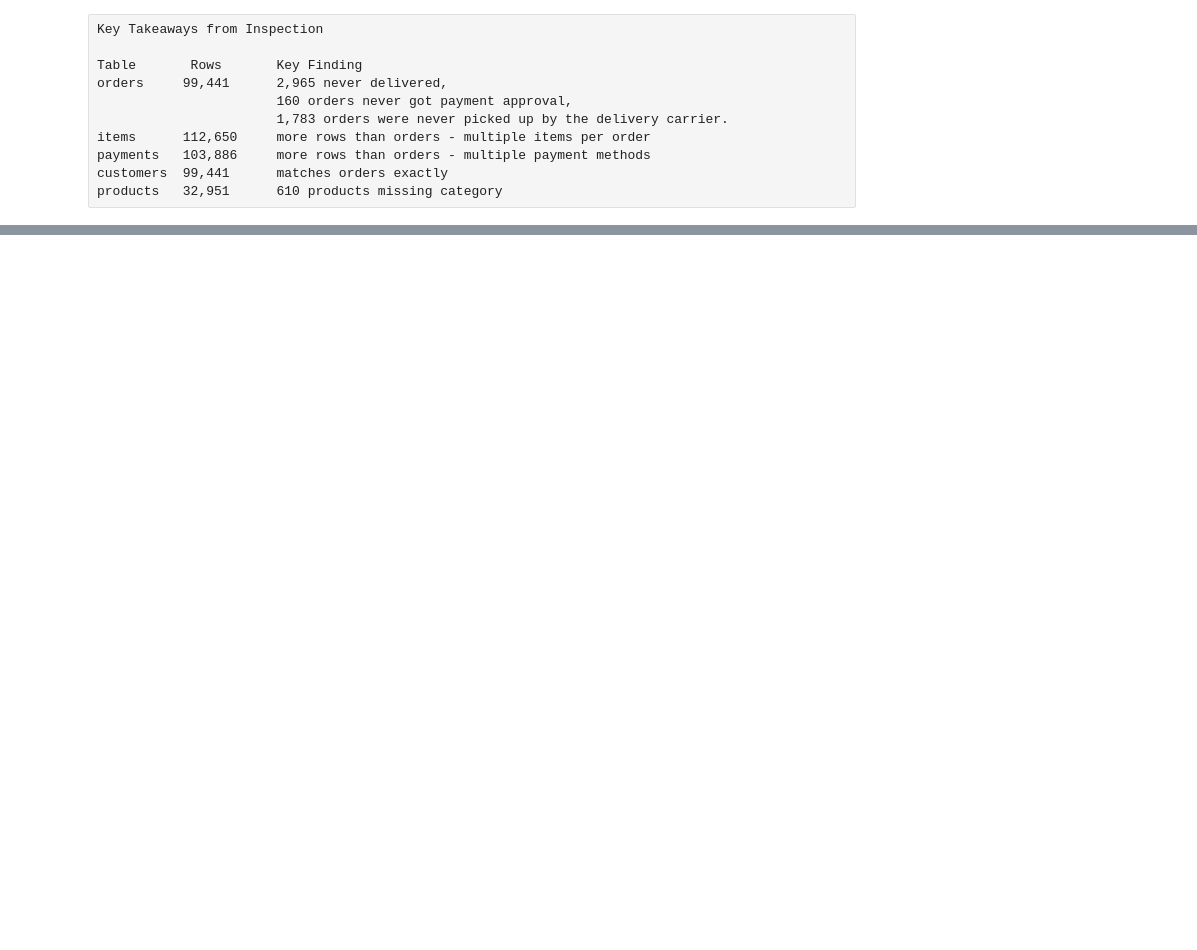
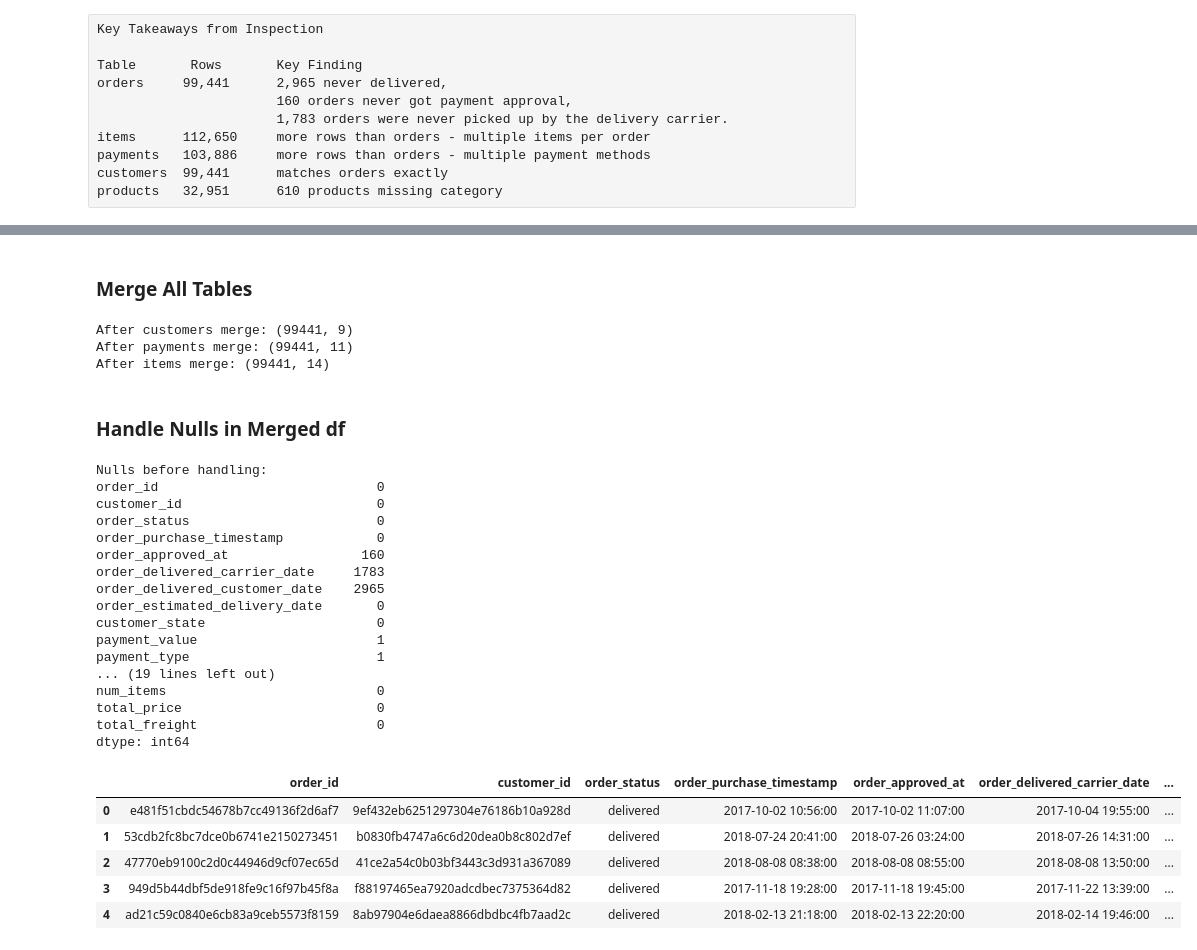
Before and after one commit to gyan-sutra/data-analyst-portfolio, a Jupyter notebook: P2-Ecommerce-Dashboard/Notebooks/analysis.ipynb, the cells around one changed output, grey strips where cells are left out. Saved outputs shown, nothing was run; the diff lists cells and outputs as text; code cells hidden in the pictures; blank space fills up the shorter version.

```diff
--- a/P2-Ecommerce-Dashboard/Notebooks/analysis.ipynb
+++ b/P2-Ecommerce-Dashboard/Notebooks/analysis.ipynb
@@ -97,0 +157,74 @@ products   32,951      610 products missing category
+# %% [markdown]
+### Merge All Tables
+# %%
+# Start with orders as the base table
+df = orders.merge(customers[['customer_id', 'customer_state']],
+                  on='customer_id',
+                  how='left')
+
+print(f'After customers merge: {df.shape}')
+
+# Add payments
+df = df.merge(payments_agg,
+              on='order_id',
+              how='left')
+
+print(f'After payments merge: {df.shape}')
+
+# Add items
+df = df.merge(items_agg,
+              on='order_id',
+              how='left')
+
+print(f'After items merge: {df.shape}')
+# %% [output]
+After customers merge: (99441, 9)
+After payments merge: (99441, 11)
+After items merge: (99441, 14)
+# %% [markdown]
+### Handle Nulls in Merged df
+# %%
+print('Nulls before handling:')
+print(df.isnull().sum())
+
+# payment_value/payment_type/num_items/total_price/total_freight are NaN only where the
+# left-merge found no matching row in payments_agg or items_agg (order has no recorded
+# payment or items) - fill with 0 / 'unknown' since the order legitimately has none
+df['payment_value']  = df['payment_value'].fillna(0)
+df['payment_type']   = df['payment_type'].fillna('unknown')
+df['num_items']      = df['num_items'].fillna(0)
+df['total_price']    = df['total_price'].fillna(0)
+df['total_freight']  = df['total_freight'].fillna(0)
+
+# order_approved_at / order_delivered_carrier_date / order_delivered_customer_date nulls are
+# NOT merge artifacts - they reflect orders that never reached that stage (e.g. cancelled,
+# unavailable). Leave as NaT so downstream delivery-time calculations stay accurate.
+
+print(f'\ndf shape: {df.shape}')
+print('\nNulls after handling:')
+print(df.isnull().sum())
+df.head()
+# %% [output]
+Nulls before handling:
+order_id                            0
+customer_id                         0
+order_status                        0
+order_purchase_timestamp            0
+order_approved_at                 160
+order_delivered_carrier_date     1783
+order_delivered_customer_date    2965
+order_estimated_delivery_date       0
+customer_state                      0
+payment_value                       1
+payment_type                        1
+... (19 lines left out)
+num_items                           0
+total_price                         0
+total_freight                       0
+dtype: int64
+|  | order_id | customer_id | order_status | order_purchase_timestamp | order_approved_at | order_delivered_carrier_date | ... |
+| 0 | e481f51cbdc54678b7cc49136f2d6af7 | 9ef432eb6251297304e76186b10a928d | delivered | 2017-10-02 10:56:00 | 2017-10-02 11:07:00 | 2017-10-04 19:55:00 | ... |
+| 1 | 53cdb2fc8bc7dce0b6741e2150273451 | b0830fb4747a6c6d20dea0b8c802d7ef | delivered | 2018-07-24 20:41:00 | 2018-07-26 03:24:00 | 2018-07-26 14:31:00 | ... |
+| 2 | 47770eb9100c2d0c44946d9cf07ec65d | 41ce2a54c0b03bf3443c3d931a367089 | delivered | 2018-08-08 08:38:00 | 2018-08-08 08:55:00 | 2018-08-08 13:50:00 | ... |
+| 3 | 949d5b44dbf5de918fe9c16f97b45f8a | f88197465ea7920adcdbec7375364d82 | delivered | 2017-11-18 19:28:00 | 2017-11-18 19:45:00 | 2017-11-22 13:39:00 | ... |
+| 4 | ad21c59c0840e6cb83a9ceb5573f8159 | 8ab97904e6daea8866dbdbc4fb7aad2c | delivered | 2018-02-13 21:18:00 | 2018-02-13 22:20:00 | 2018-02-14 19:46:00 | ... |
```
Also changed, not shown: parts of 18 cells of this notebook, 3 other files.
